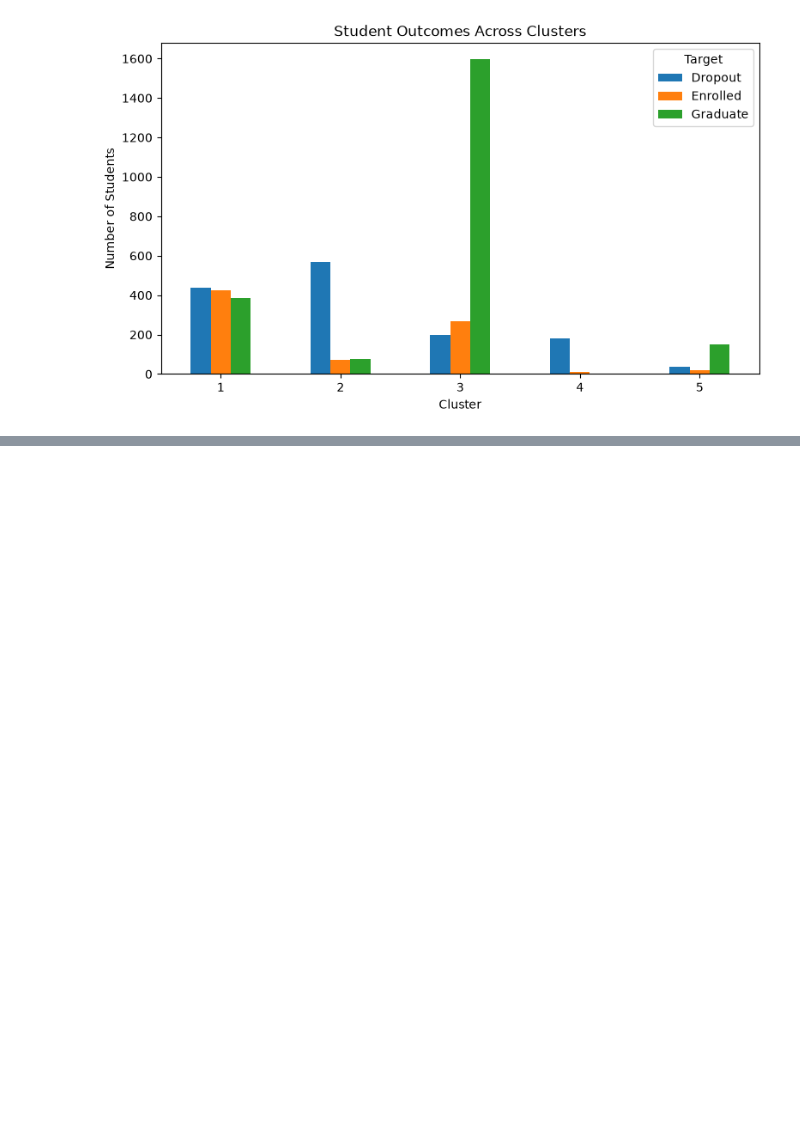
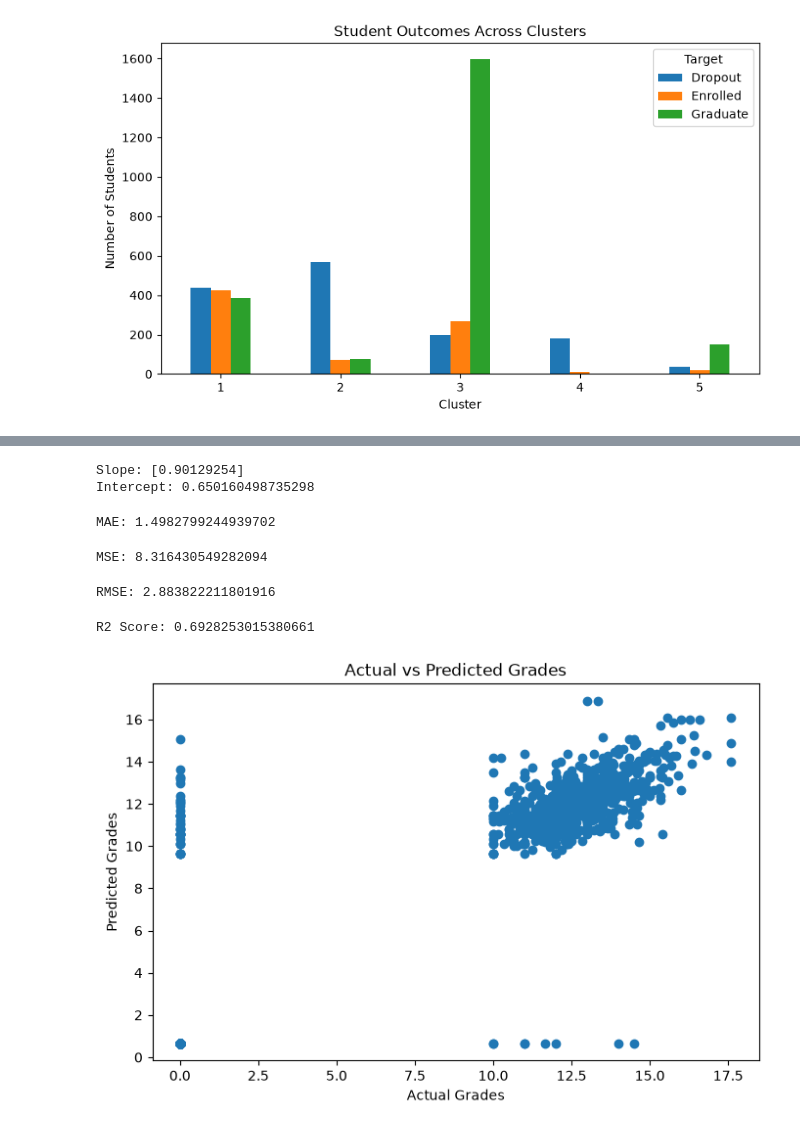
Before and after one commit to DLDevL/student-academic-outcome-analysis, a Jupyter notebook: Student_Academic_Outcome_Analysis.ipynb, the cells around one changed output, grey strips where cells are left out. Cells and saved outputs as stored; diff of their text form; code cells hidden in the pictures; blank space fills up the shorter version.

Commit message:
Solving using linear regression

```diff
--- a/Student_Academic_Outcome_Analysis.ipynb
+++ b/Student_Academic_Outcome_Analysis.ipynb
@@ -727,3 +727,21 @@ plt.xticks(rotation=0)
 plt.show()
 # %% [output]
 [figure]
+# %%
+x = df[["Curricular units 1st sem (grade)"]]
+
+y = df["Curricular units 2nd sem (grade)"]
+# %%
+from sklearn.model_selection import train_test_split
+
+x_train, x_test, y_train, y_test = train_test_split(
+    x, y,
+    test_size=0.2,
+    random_state=42
+)
+# %%
+from sklearn.linear_model import LinearRegression
+
+model = LinearRegression()
+
+model.fit(x_train, y_train)
@@ -729,0 +750,4 @@ plt.show()
+# %%
+y_pred = model.predict(x_test)
+
+print(y_pred[:10])
@@ -729,0 +776,48 @@ plt.show()
+# %%
+print("Slope:", model.coef_)
+print("Intercept:", model.intercept_)
+# %% [output]
+Slope: [0.90129254]
+Intercept: 0.650160498735298
+# %%
+from sklearn.metrics import mean_absolute_error
+
+mae = mean_absolute_error(y_test, y_pred)
+print("MAE:", mae)
+# %% [output]
+MAE: 1.4982799244939702
+# %%
+from sklearn.metrics import mean_squared_error
+
+mse = mean_squared_error(y_test, y_pred)
+print("MSE:", mse)
+# %% [output]
+MSE: 8.316430549282094
+# %%
+import numpy as np
+
+rmse = np.sqrt(mse)
+print("RMSE:", rmse)
+# %% [output]
+RMSE: 2.883822211801916
+# %%
+from sklearn.metrics import r2_score
+
+r2 = r2_score(y_test, y_pred)
+print("R2 Score:", r2)
+# %% [output]
+R2 Score: 0.6928253015380661
+# %%
+import matplotlib.pyplot as plt
+
+plt.figure(figsize=(8, 5))
+
+plt.scatter(y_test, y_pred)
+
+plt.xlabel("Actual Grades")
+plt.ylabel("Predicted Grades")
+plt.title("Actual vs Predicted Grades")
+
+plt.show()
+# %% [output]
+[figure, added]
```
Also changed, not shown: parts of 9 cells of this notebook.
